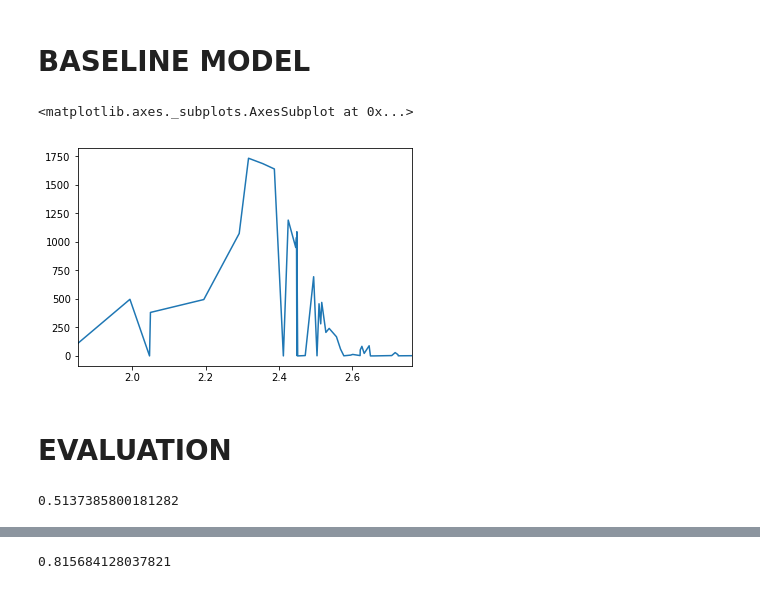
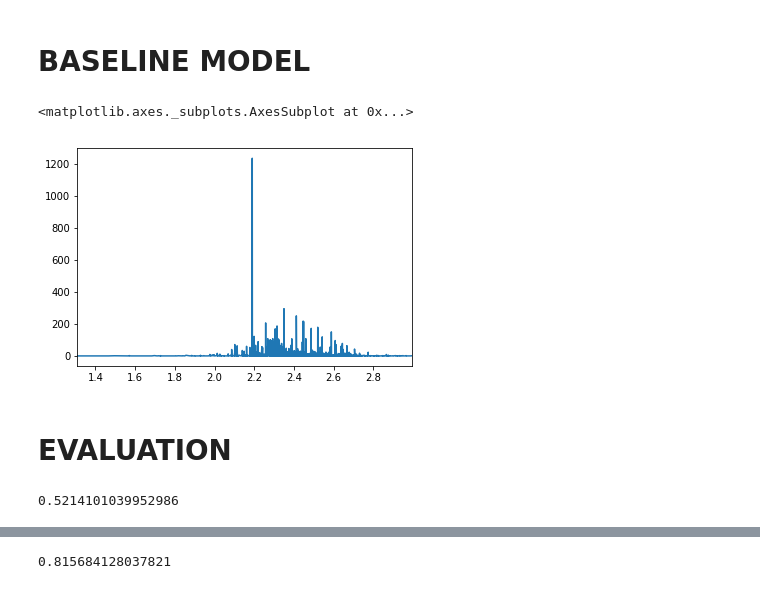
Before and after one commit to zeyger/home-depot, a Jupyter notebook: notebooks/home-depot.ipynb, the cells around one changed output, grey strips where cells are left out. Saved outputs shown, nothing was run; the diff lists cells and outputs as text; code cells hidden in the pictures.

Commit message:
Implement basic feature engineering - gram overlap of feature and target

```diff
--- a/notebooks/home-depot.ipynb
+++ b/notebooks/home-depot.ipynb
@@ -733,5 +740,5 @@ vectorizer.vocabulary_
 # vectorize columns
 titles_vector       = vectorizer.transform(joined_train['title'])
 search_terms_vector = vectorizer.transform(joined_train['search_term'])
-atributes_vector    = vectorizer.transform(joined_train['attributes'])
+attributes_vector    = vectorizer.transform(joined_train['attributes'])
 descriptions_vector = vectorizer.transform(joined_train['description'])
@@ -759,0 +745,6 @@ print(dataset.shape)
+# %%
+titles_search_overlap = titles_vector.multiply(search_terms_vector).sum(axis=1)
+descriptions_search_overlap = descriptions_vector.multiply(search_terms_vector).sum(axis=1)
+attributes_search_overlap = attributes_vector.multiply(search_terms_vector).sum(axis=1)
+# %%
+dataset = np.concatenate([titles_search_overlap, descriptions_search_overlap, attributes_search_overlap, joined_train['relevance'].values.reshape((-1, 1))], axis=1)
@@ -760,10 +761,9 @@ print(dataset.shape)
 # %% [markdown]
 # DATASET PREPARATION
 # %%
-X, y = [dataset[:, 0], dataset[:, 1]]
-X = X.reshape(X.shape[0], 1)
-y = y
+X, y = [dataset[:, 0:-1], dataset[:, -1]]
+#X = X.reshape(X.shape[0], 1)
+#y = y
 print(X.shape, y.shape, dataset.shape)
-X_train, X_test, y_train, y_test = train_test_split(
-    X, y, test_size=0.2, random_state=42)
+X_train, X_test, y_train, y_test = train_test_split(X, y, test_size=0.2, random_state=42)
 # %% [output]
@@ -788,12 +786,13 @@ y_preds = model.predict(X_test)
 #model.fit(X_train, y_train)
 #y_preds = model.predict(X_test)
 # %%
+y_preds[y_preds<1] = 1
 y_preds[y_preds>3] = 3
 values = pd.Series(y_preds).value_counts()
 values.sort_index().plot(kind='line')
 # %% [output]
 <matplotlib.axes._subplots.AxesSubplot at 0x...>
-[figure, old version]
+[figure, new version]
 # %% [markdown]
 # EVALUATION
 # %%
@@ -801,4 +800,4 @@ values.sort_index().plot(kind='line')
 
 np.sqrt(mean_squared_error(y_preds, y_test))
 # %% [output]
-0.5137385800181282
+0.5214101039952986
```
Also changed, not shown: parts of 7 cells of this notebook.
